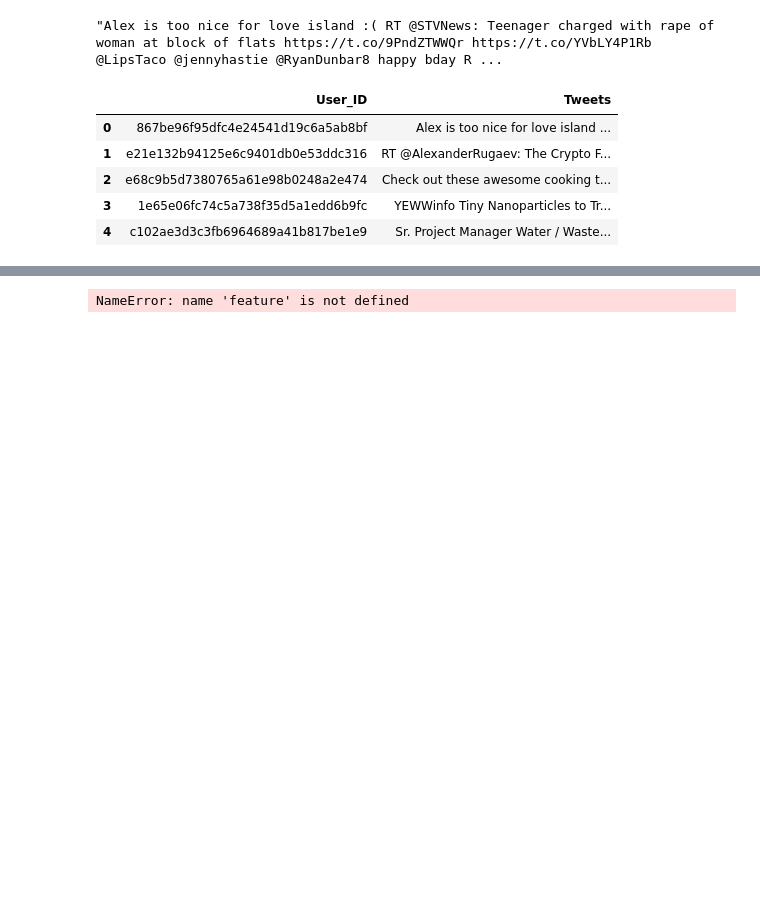
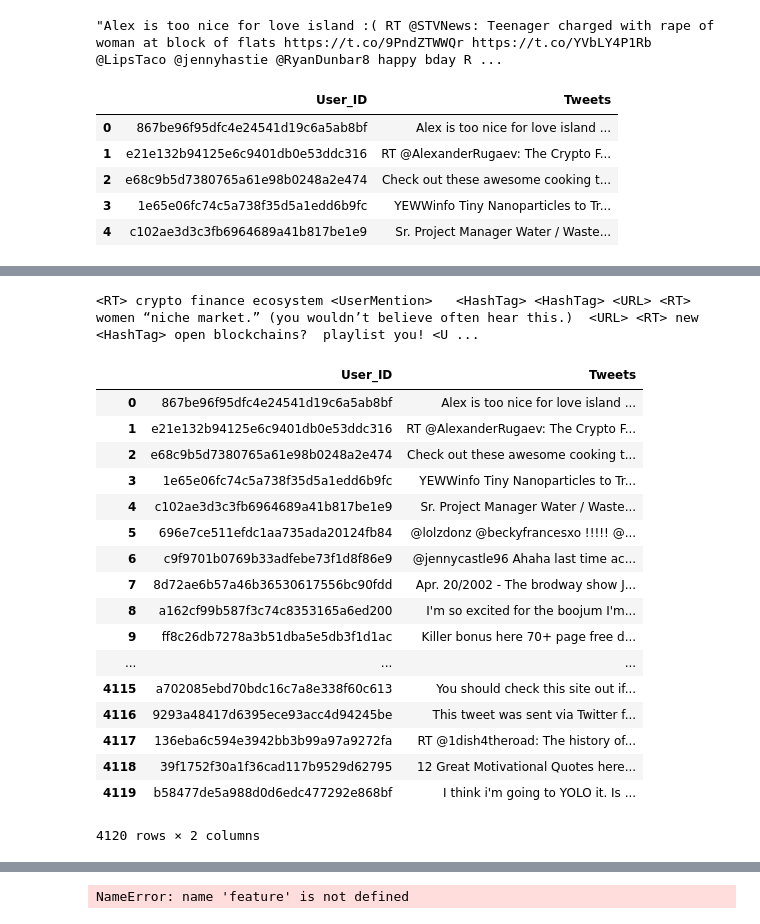
Before and after one commit to karolbon/bot-or-human, a Jupyter notebook: notebook_feature_engineering.ipynb, the cells around one changed output, grey strips where cells are left out. Cells and saved outputs as stored; diff of their text form; code cells hidden in the pictures; blank space fills up the shorter version.

```diff
--- a/notebook_feature_engineering.ipynb
+++ b/notebook_feature_engineering.ipynb
@@ -77,0 +173,25 @@ df.head()
+# %%
+print(process_tweet(df['Tweets'][1]))
+# %% [output]
+<RT> crypto finance ecosystem <UserMention>   <HashTag> <HashTag> <URL> <RT> women “niche market.” (you wouldn’t believe often hear this.)  <URL> <RT> new <HashTag> open blockchains?  playlist you! <U ...
+# %%
+df
+# %% [output]
+|  | User_ID | Tweets |
+| 0 | 867be96f95dfc4e24541d19c6a5ab8bf | Alex is too nice for love island ... |
+| 1 | e21e132b94125e6c9401db0e53ddc316 | RT @AlexanderRugaev: The Crypto F... |
+| 2 | e68c9b5d7380765a61e98b0248a2e474 | Check out these awesome cooking t... |
+| 3 | 1e65e06fc74c5a738f35d5a1edd6b9fc | YEWWinfo Tiny Nanoparticles to Tr... |
+| 4 | c102ae3d3c3fb6964689a41b817be1e9 | Sr. Project Manager Water / Waste... |
+| 5 | 696e7ce511efdc1aa735ada20124fb84 | @lolzdonz @beckyfrancesxo !!!!! @... |
+| 6 | c9f9701b0769b33adfebe73f1d8f86e9 | @jennycastle96 Ahaha last time ac... |
+| 7 | 8d72ae6b57a46b36530617556bc90fdd | Apr. 20/2002 - The brodway show J... |
+| 8 | a162cf99b587f3c74c8353165a6ed200 | I'm so excited for the boojum I'm... |
+| 9 | ff8c26db7278a3b51dba5e5db3f1d1ac | Killer bonus here 70+ page free d... |
+| ... | ... | ... |
+| 4115 | a702085ebd70bdc16c7a8e338f60c613 | You should check this site out if... |
+| 4116 | 9293a48417d6395ece93acc4d94245be | This tweet was sent via Twitter f... |
+| 4117 | 136eba6c594e3942bb3b99a97a9272fa | RT @1dish4theroad: The history of... |
+| 4118 | 39f1752f30a1f36cad117b9529d62795 | 12 Great Motivational Quotes here... |
+| 4119 | b58477de5a988d0d6edc477292e868bf | I think i'm going to YOLO it. Is ... |
+4120 rows × 2 columns
```
Also changed, not shown: parts of 9 cells of this notebook.
